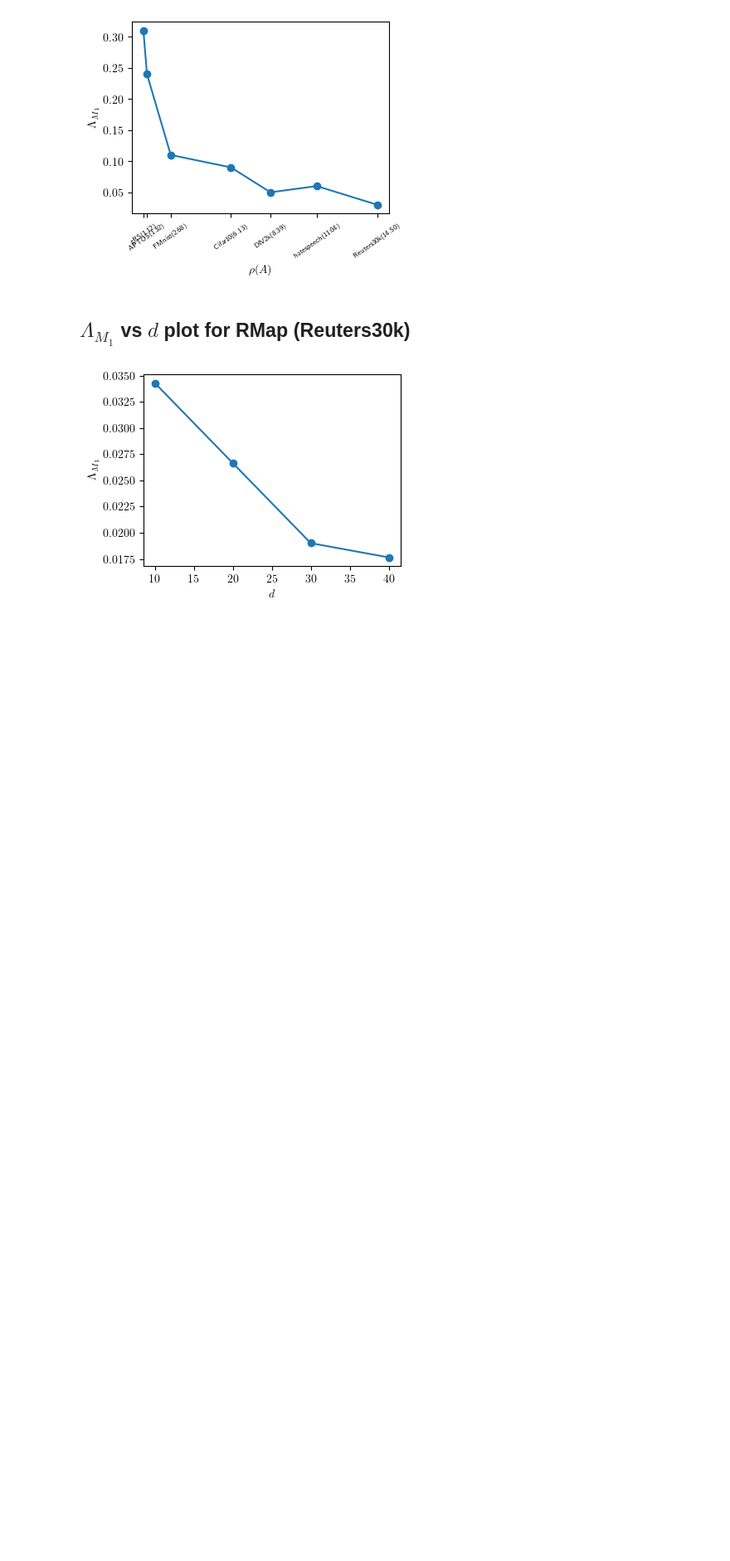
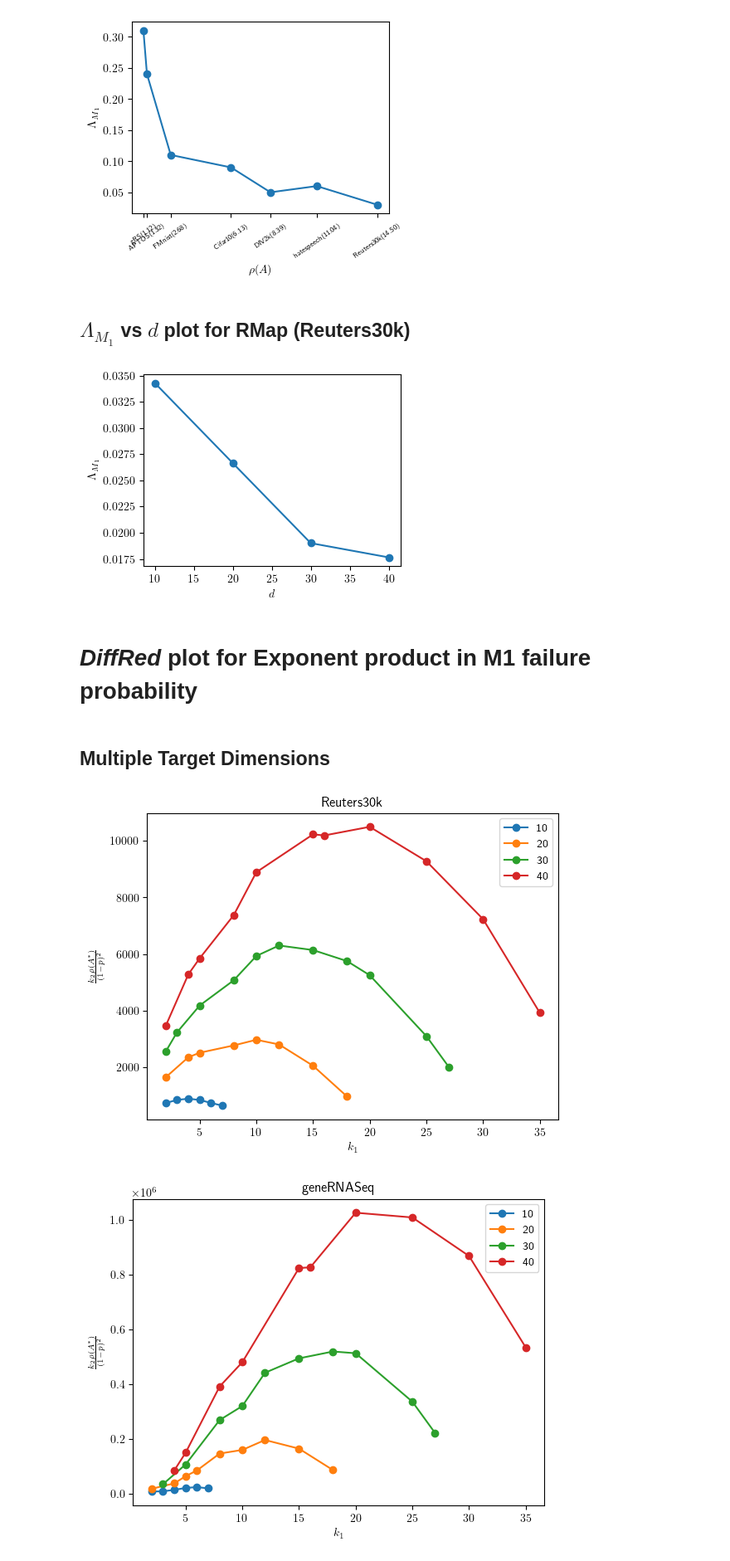
Before and after one commit to S3-Lab-IIT/DiffRed, a Jupyter notebook: Experiments/dimensionality_reduction_metrics/make_plots.ipynb, the cells around one changed output. Shown: that part at 83% size. Drawn from its saved outputs; the diff is of its cells as text; code cells hidden in the pictures; blank space fills up the shorter version.

Commit message:
Added plots for DiffRed M1

```diff
--- a/Experiments/dimensionality_reduction_metrics/make_plots.ipynb
+++ b/Experiments/dimensionality_reduction_metrics/make_plots.ipynb
@@ -266,3 +266,7 @@ plt.ylabel(r'$\Lambda_{M_1}$')
 plt.show()
 # %% [output]
 [figure]
+# %% [markdown]
+# _DiffRed_ plot for Exponent product in M1 failure probability
+# %% [markdown]
+## Multiple Target Dimensions
@@ -268,0 +276,37 @@ plt.show()
+# %%
+# NOTE: WE have not taken k1=0 because that corresponds to pure RMap. In this section, we're looking only at the product without taking into consideration the Monte-carlo iterations, therefore for this analysis, DiffRed with k1=0 is equivalent to pure RMap.
+DATASETS=['Reuters30k', 'geneRNASeq']
+SING_DIR='./norm_singular_values/'
+target_dimensions=[10,20,30,40]
+k1_vals={
+    'Reuters30k': [[2,3,4,5,6,7],[2,4,5,8,10,12,15,18],[2,3,5,8,10,12,15,18,20,25,27],[2,4,5,8,10,15,16,20,25,30,35]],
+    'geneRNASeq':[[2,3,4,5,6,7],[2,4,5,6,8,10,12,15,18],[3,5,8,10,12,15,18,20,25,27],[4,5,8,10,15,16,20,25,30,35]]
+}
+
+sr_path='./results/stable_rank.xlsx'
+sr=pd.read_excel(sr_path)
+stable_ranks=sr[['Dataset', 'Stable Rank']]
+stable_ranks=stable_ranks.set_index('Dataset')['Stable Rank'].to_dict()
+stable_ranks={key:stable_ranks[key] for key in DATASETS}
+
+for dataset in DATASETS:
+    sigma=np.load(os.path.join(SING_DIR,f'{dataset}.npy'))
+    for i in range(len(target_dimensions)):
+        k1=np.array(k1_vals[dataset][i])
+        target_dim=target_dimensions[i]
+        k2=target_dim-k1
+        x=k1
+        res_sr=np.array([stable_rank(sigma[k:]) for k in k1])
+        p=np.array([calculate_p(sigma,k) for k in k1])
+
+        y=k2*res_sr/(1-p)**2
+        plt.plot(x,y,label=f'{target_dim}', marker='o', linestyle='-', markersize=6)
+    plt.xlabel(r'$k_1$')
+    plt.ylabel(r'$\frac{k_2\rho(A^{*})}{(1-p)^2}$')
+    plt.title(f'{dataset}')
+    plt.legend()
+    plt.show()
+    plt.close()
+# %% [output]
+[figure, added]
+[figure, added]
```
Also changed, not shown: parts of 3 cells of this notebook.
